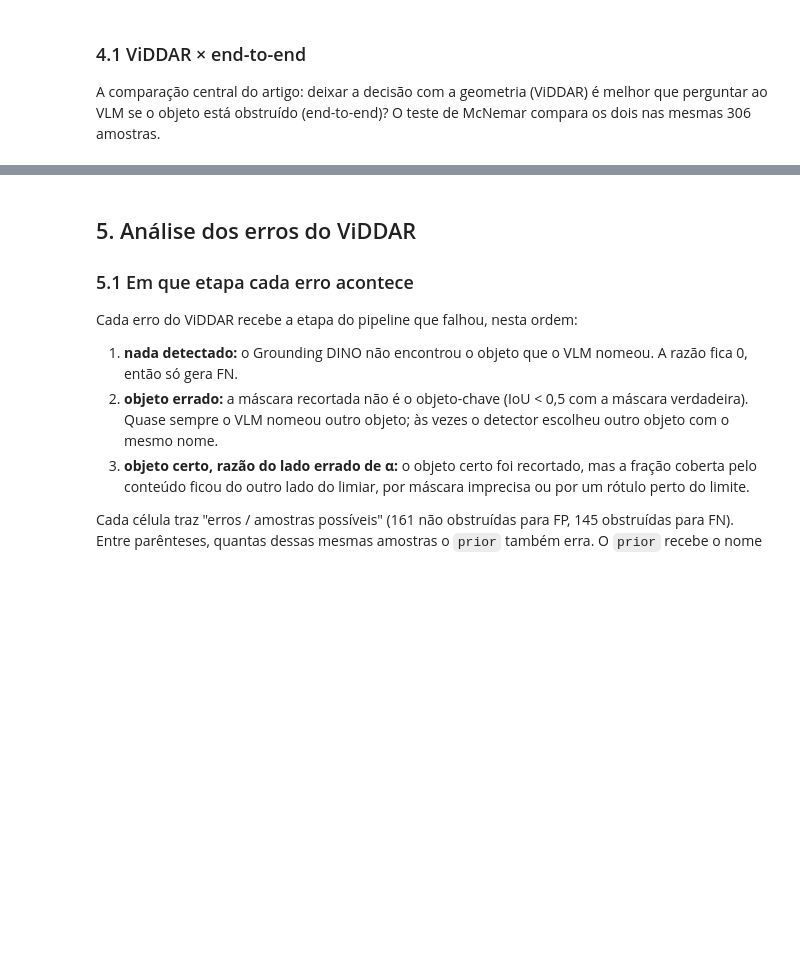
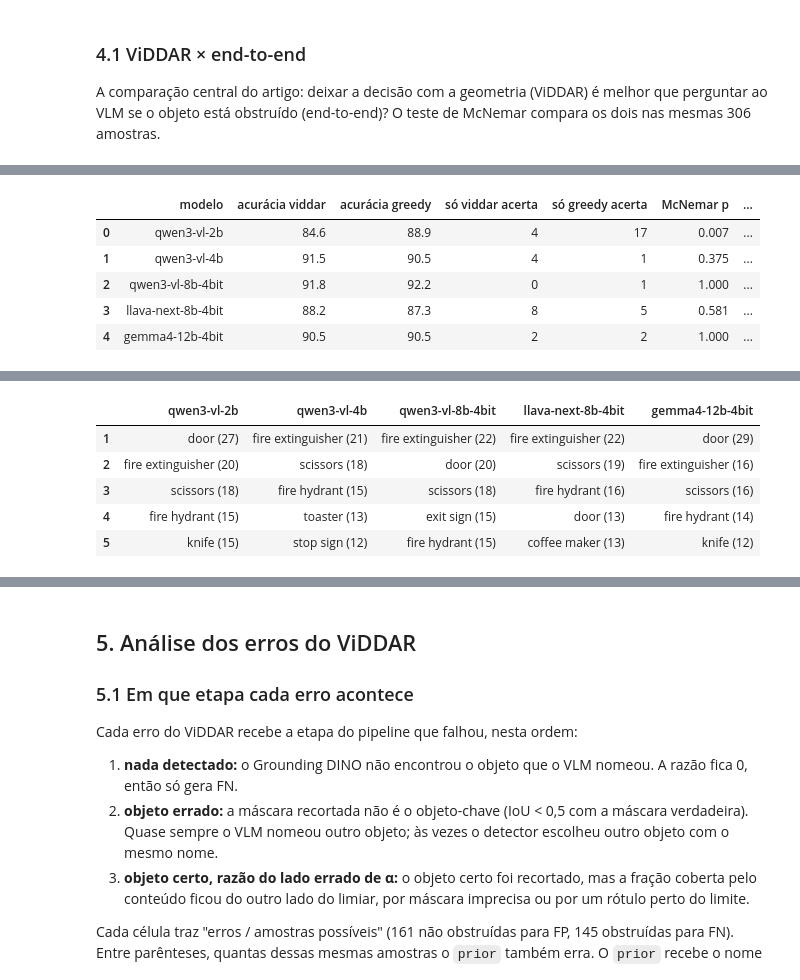
Before and after one commit to lucascouri2/viddar_rep, a Jupyter notebook: notebooks/benchmark_obstrucao.ipynb, the cells around one changed output, grey strips where cells are left out. Cells and saved outputs as stored; diff of their text form; code cells hidden in the pictures; blank space fills up the shorter version.

```diff
--- a/notebooks/benchmark_obstrucao.ipynb
+++ b/notebooks/benchmark_obstrucao.ipynb
@@ -157,0 +311,11 @@ display(reporting.obstruction_vs(runs, MODELS, "viddar", "end_to_end"))
+# %%
+display(reporting.obstruction_vs(runs, MODELS, "viddar", "greedy"))
+display(reporting.obstruction_vs(runs, MODELS, "viddar", "underdetailed"))
+display(reporting.top_key_phrases(runs, MODELS, "underdetailed", n=5))
+# %% [output]
+|  | modelo | acurácia viddar | acurácia greedy | só viddar acerta | só greedy acerta | McNemar p | ... |
+| 0 | qwen3-vl-2b | 84.6 | 88.9 | 4 | 17 | 0.007 | ... |
+| 1 | qwen3-vl-4b | 91.5 | 90.5 | 4 | 1 | 0.375 | ... |
+| 2 | qwen3-vl-8b-4bit | 91.8 | 92.2 | 0 | 1 | 1.000 | ... |
+| 3 | llava-next-8b-4bit | 88.2 | 87.3 | 8 | 5 | 0.581 | ... |
+| 4 | gemma4-12b-4bit | 90.5 | 90.5 | 2 | 2 | 1.000 | ... |
@@ -157,0 +328,6 @@ display(reporting.obstruction_vs(runs, MODELS, "viddar", "end_to_end"))
+|  | qwen3-vl-2b | qwen3-vl-4b | qwen3-vl-8b-4bit | llava-next-8b-4bit | gemma4-12b-4bit |
+| 1 | door (27) | fire extinguisher (21) | fire extinguisher (22) | fire extinguisher (22) | door (29) |
+| 2 | fire extinguisher (20) | scissors (18) | door (20) | scissors (19) | fire extinguisher (16) |
+| 3 | scissors (18) | fire hydrant (15) | scissors (18) | fire hydrant (16) | scissors (16) |
+| 4 | fire hydrant (15) | toaster (13) | exit sign (15) | door (13) | fire hydrant (14) |
+| 5 | knife (15) | stop sign (12) | fire hydrant (15) | coffee maker (13) | knife (12) |
```
Also changed, not shown: parts of 26 cells of this notebook, 1 other file.
